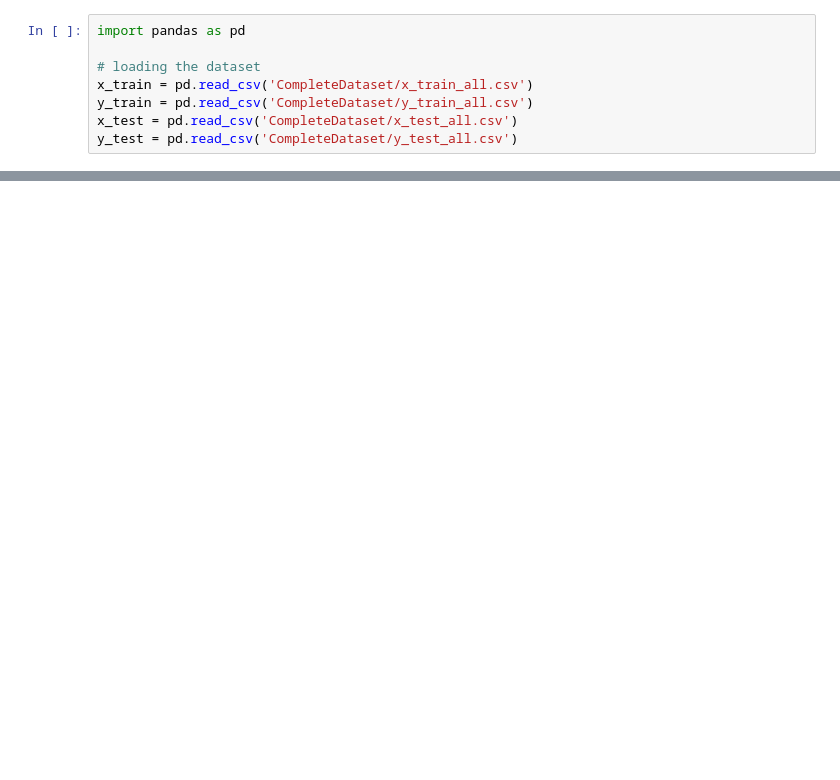
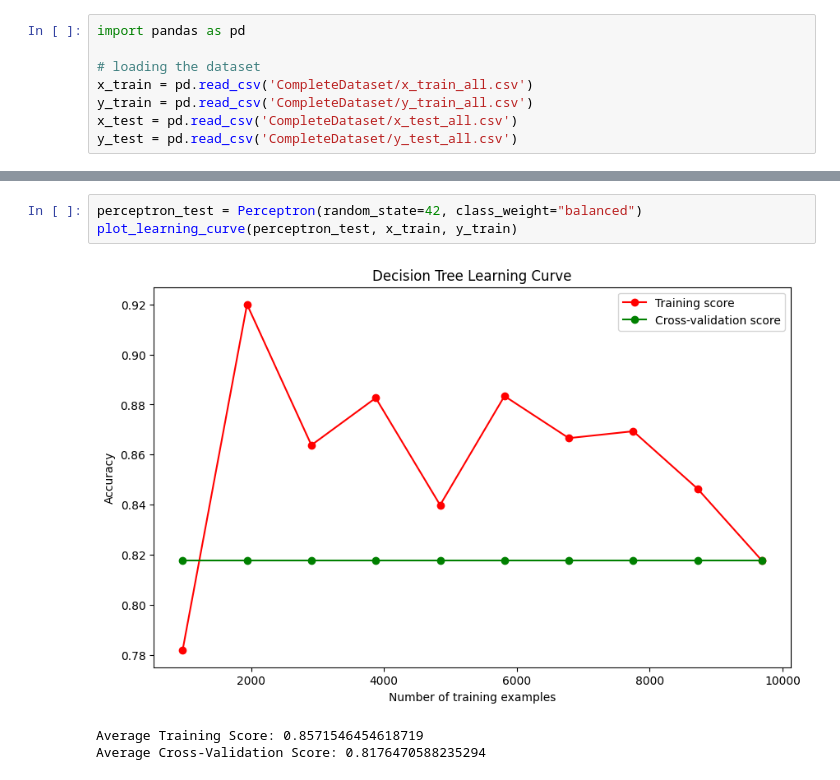
Before and after one commit to Suhail270/DMML_Part4, a Jupyter notebook: part_4_v2.ipynb, the cells around one changed output, grey strips where cells are left out. Drawn from its saved outputs; the diff is of its cells as text; blank space fills up the shorter version.

```diff
--- a/part_4_v2.ipynb
+++ b/part_4_v2.ipynb
@@ -159,0 +306,7 @@ linear_clf = LogisticRegression(random_state=0, solver="newton-cholesky")
+# %%
+perceptron_test = Perceptron(random_state=42, class_weight="balanced")
+plot_learning_curve(perceptron_test, x_train, y_train)
+# %% [output]
+[figure, added]
+Average Training Score: 0.8571546454618719
+Average Cross-Validation Score: 0.8176470588235294
```
Also changed, not shown: parts of 25 cells of this notebook, 1 other file.
